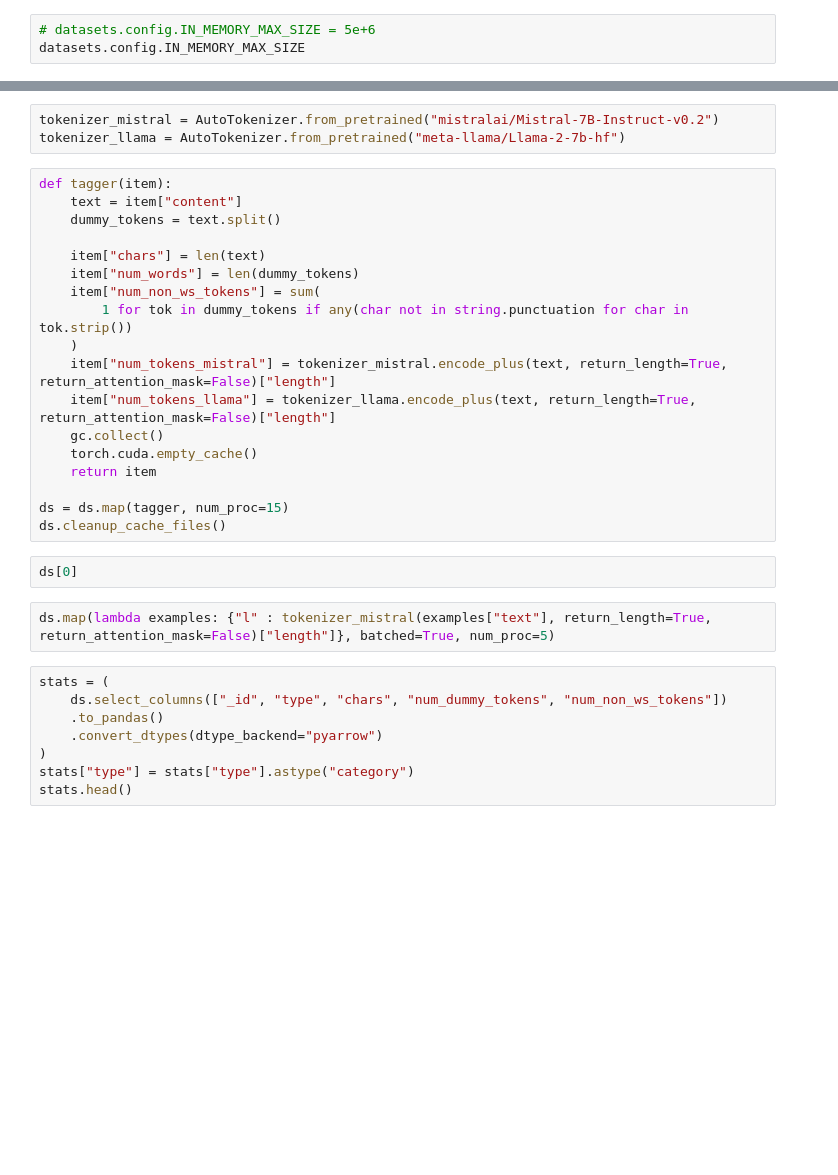
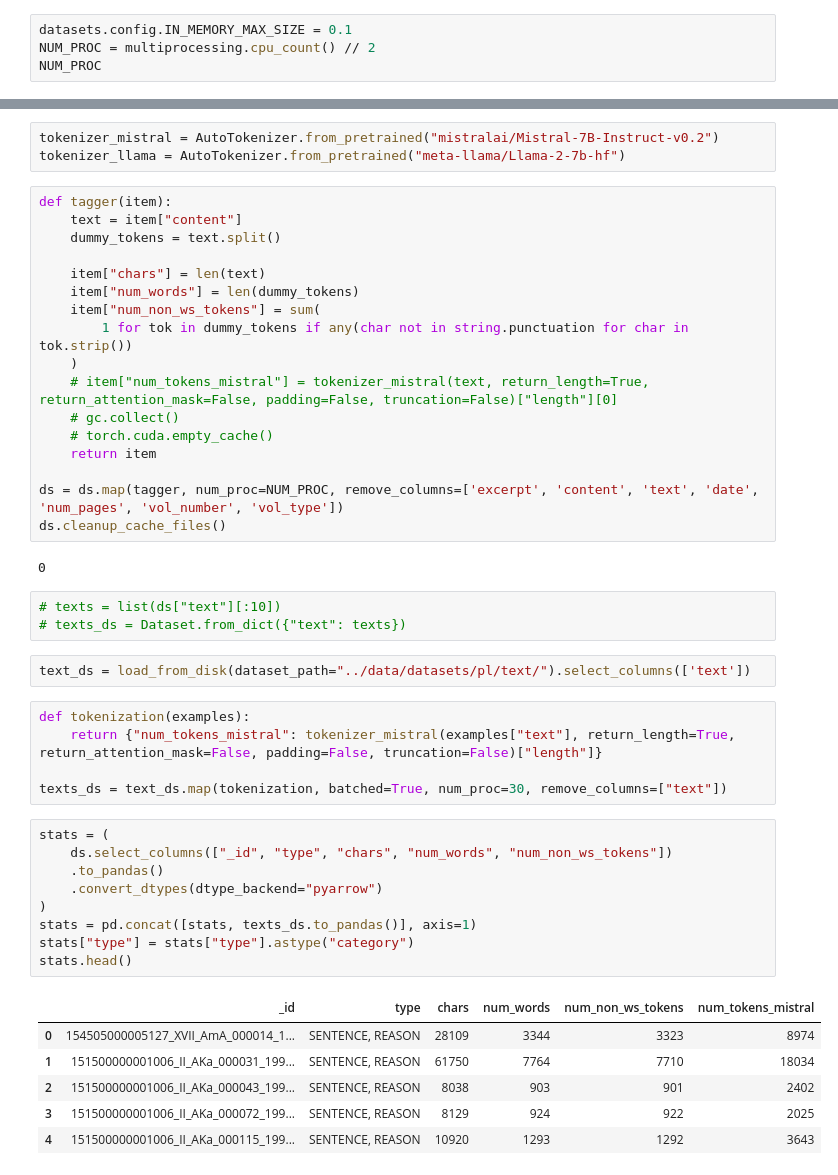
Before and after one commit to pwr-ai/JuDDGES, a Jupyter notebook: notebooks/2_analyse_text.ipynb, the cells around one changed output, grey strips where cells are left out. Cells and saved outputs as stored; diff of their text form; blank space fills up the shorter version.

```diff
--- a/notebooks/2_analyse_text.ipynb
+++ b/notebooks/2_analyse_text.ipynb
@@ -12,3 +17,4 @@ import datasets
 # %%
-# datasets.config.IN_MEMORY_MAX_SIZE = 5e+6
-datasets.config.IN_MEMORY_MAX_SIZE
+datasets.config.IN_MEMORY_MAX_SIZE = 0.1
+NUM_PROC = multiprocessing.cpu_count() // 2
+NUM_PROC
@@ -27,26 +36,41 @@ def tagger(item):
     item["num_non_ws_tokens"] = sum(
         1 for tok in dummy_tokens if any(char not in string.punctuation for char in tok.strip())
     )
-    item["num_tokens_mistral"] = tokenizer_mistral.encode_plus(text, return_length=True,  return_attention_mask=False)["length"]
-    item["num_tokens_llama"] = tokenizer_llama.encode_plus(text, return_length=True, return_attention_mask=False)["length"]
-    gc.collect()
-    torch.cuda.empty_cache()
+    # item["num_tokens_mistral"] = tokenizer_mistral(text, return_length=True,  return_attention_mask=False, padding=False, truncation=False)["length"][0]
+    # gc.collect()
+    # torch.cuda.empty_cache()
     return item
 
-ds = ds.map(tagger, num_proc=15)
+ds = ds.map(tagger, num_proc=NUM_PROC, remove_columns=['excerpt', 'content', 'text', 'date', 'num_pages', 'vol_number', 'vol_type'])
 ds.cleanup_cache_files()
+# %% [output]
+0
-# %%
-ds[0]
-# %%
-ds.map(lambda examples: {"l" : tokenizer_mistral(examples["text"], return_length=True,  return_attention_mask=False)["length"]}, batched=True, num_proc=5)
+# %%
+# texts = list(ds["text"][:10])
+# texts_ds = Dataset.from_dict({"text": texts})
+# %%
+text_ds = load_from_disk(dataset_path="../data/datasets/pl/text/").select_columns(['text'])
+# %%
+def tokenization(examples):
+    return {"num_tokens_mistral": tokenizer_mistral(examples["text"], return_length=True,  return_attention_mask=False, padding=False, truncation=False)["length"]}
+
+texts_ds = text_ds.map(tokenization, batched=True, num_proc=30, remove_columns=["text"])
 # %%
 stats = (
-    ds.select_columns(["_id", "type", "chars", "num_dummy_tokens", "num_non_ws_tokens"])
+    ds.select_columns(["_id", "type", "chars", "num_words", "num_non_ws_tokens"])
     .to_pandas()
     .convert_dtypes(dtype_backend="pyarrow")
 )
+stats = pd.concat([stats, texts_ds.to_pandas()], axis=1)
 stats["type"] = stats["type"].astype("category")
 stats.head()
+# %% [output]
+|  | _id | type | chars | num_words | num_non_ws_tokens | num_tokens_mistral |
+| 0 | 154505000005127_XVII_AmA_000014_1... | SENTENCE, REASON | 28109 | 3344 | 3323 | 8974 |
+| 1 | 151500000001006_II_AKa_000031_199... | SENTENCE, REASON | 61750 | 7764 | 7710 | 18034 |
+| 2 | 151500000001006_II_AKa_000043_199... | SENTENCE, REASON | 8038 | 903 | 901 | 2402 |
+| 3 | 151500000001006_II_AKa_000072_199... | SENTENCE, REASON | 8129 | 924 | 922 | 2025 |
+| 4 | 151500000001006_II_AKa_000115_199... | SENTENCE, REASON | 10920 | 1293 | 1292 | 3643 |
 # %%
 ax = sns.histplot(
     x=stats["num_non_ws_tokens"],
```
Also changed, not shown: parts of 16 cells of this notebook.
